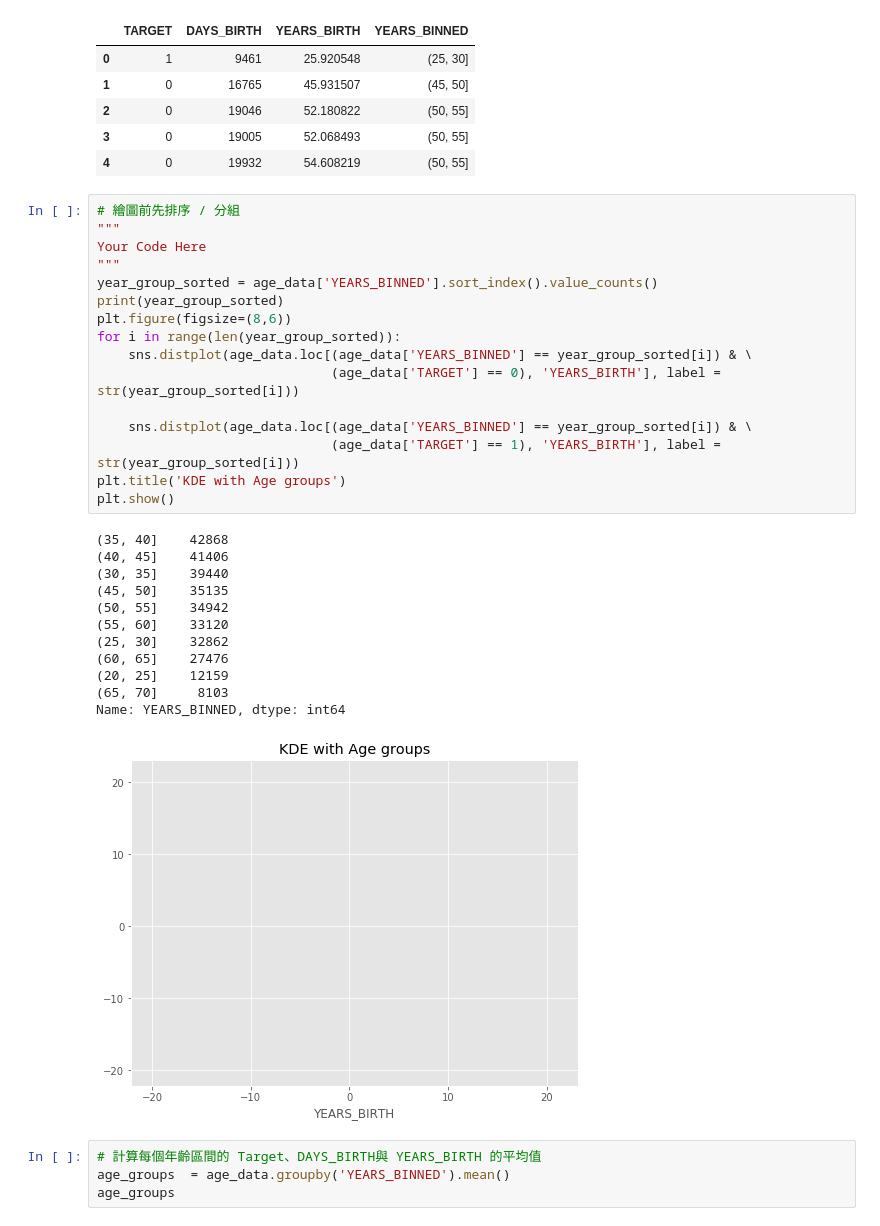
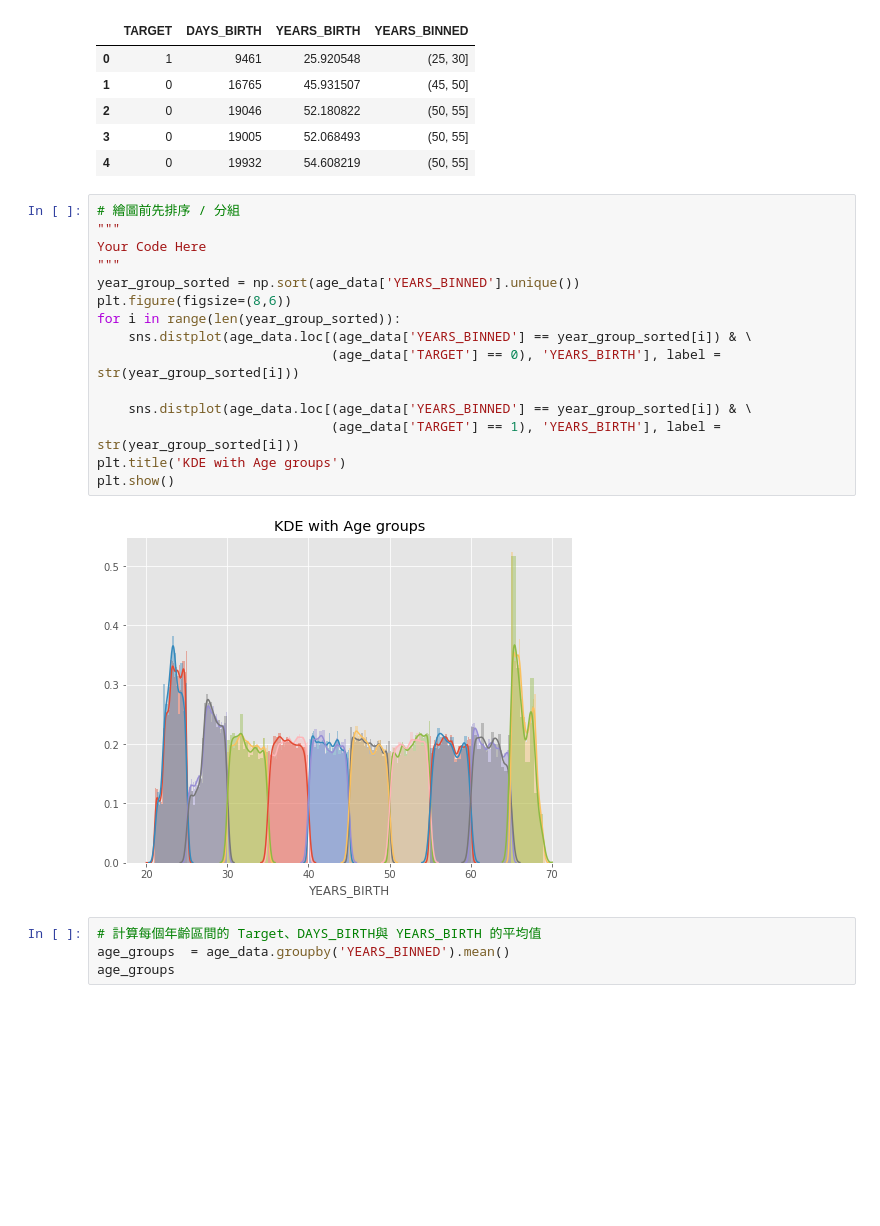
Before and after one commit to loe1616/Machine_operation, a Jupyter notebook: Day016/Day_016_HW.ipynb, the cells around one changed output. Drawn from its saved outputs; the diff is of its cells as text; blank space fills up the shorter version.

```diff
--- a/Day016/Day_016_HW.ipynb
+++ b/Day016/Day_016_HW.ipynb
@@ -82,32 +82,20 @@ Name: YEARS_BINNED, dtype: int64
 # %%
 # 繪圖前先排序 / 分組
 """
 Your Code Here
 """
-year_group_sorted = age_data['YEARS_BINNED'].sort_index().value_counts()
-print(year_group_sorted)
+year_group_sorted = np.sort(age_data['YEARS_BINNED'].unique())
 plt.figure(figsize=(8,6))
 for i in range(len(year_group_sorted)):
     sns.distplot(age_data.loc[(age_data['YEARS_BINNED'] == year_group_sorted[i]) & \
                               (age_data['TARGET'] == 0), 'YEARS_BIRTH'], label = str(year_group_sorted[i]))
 
     sns.distplot(age_data.loc[(age_data['YEARS_BINNED'] == year_group_sorted[i]) & \
                               (age_data['TARGET'] == 1), 'YEARS_BIRTH'], label = str(year_group_sorted[i]))
 plt.title('KDE with Age groups')
 plt.show()
 # %% [output]
-(35, 40]    42868
-(40, 45]    41406
-(30, 35]    39440
-(45, 50]    35135
-(50, 55]    34942
-(55, 60]    33120
-(25, 30]    32862
-(60, 65]    27476
-(20, 25]    12159
-(65, 70]     8103
-Name: YEARS_BINNED, dtype: int64
-[figure, old version]
+[figure, new version]
 # %%
 # 計算每個年齡區間的 Target、DAYS_BIRTH與 YEARS_BIRTH 的平均值
 age_groups  = age_data.groupby('YEARS_BINNED').mean()
```
Also changed, not shown: parts of 1 cell of this notebook.
